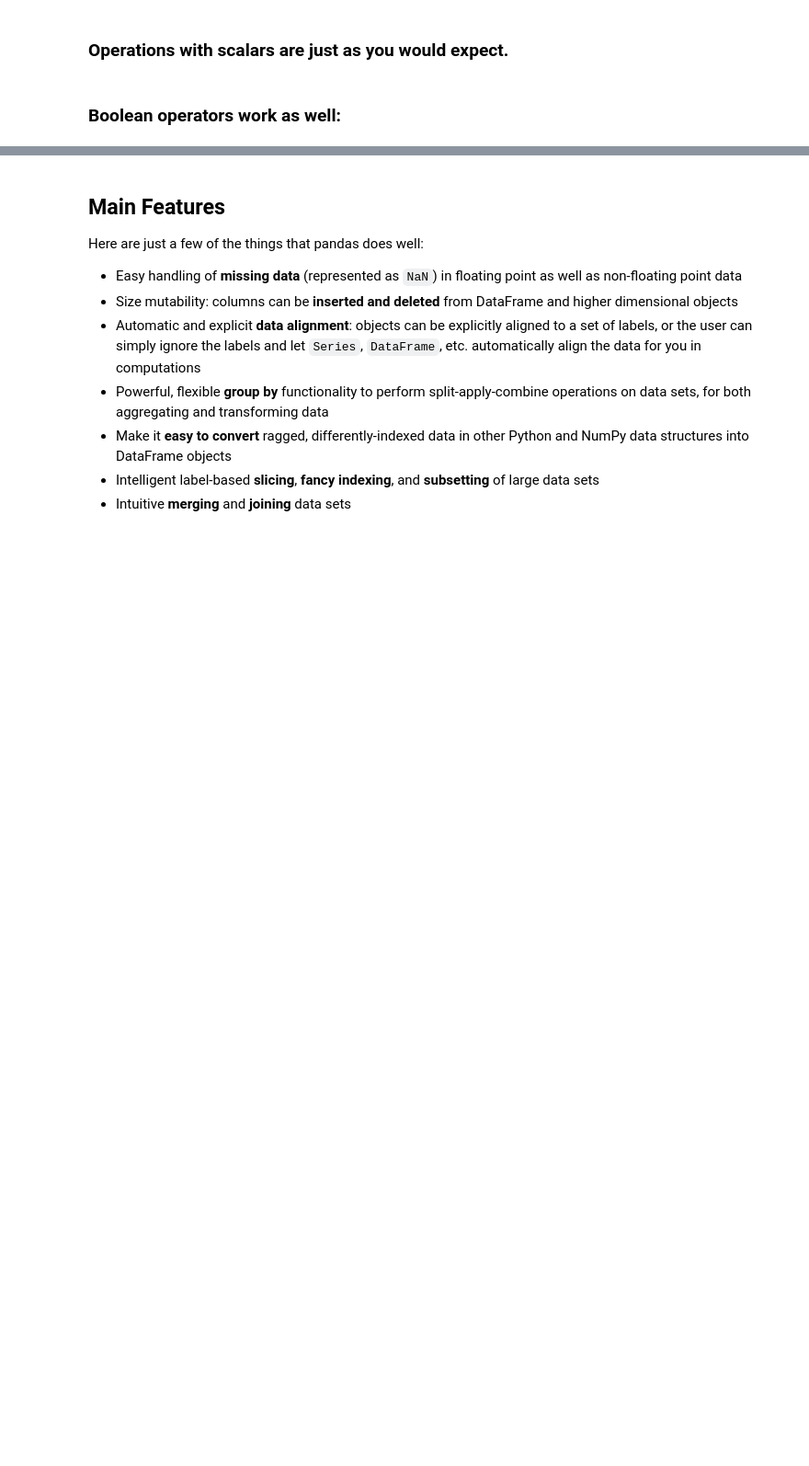
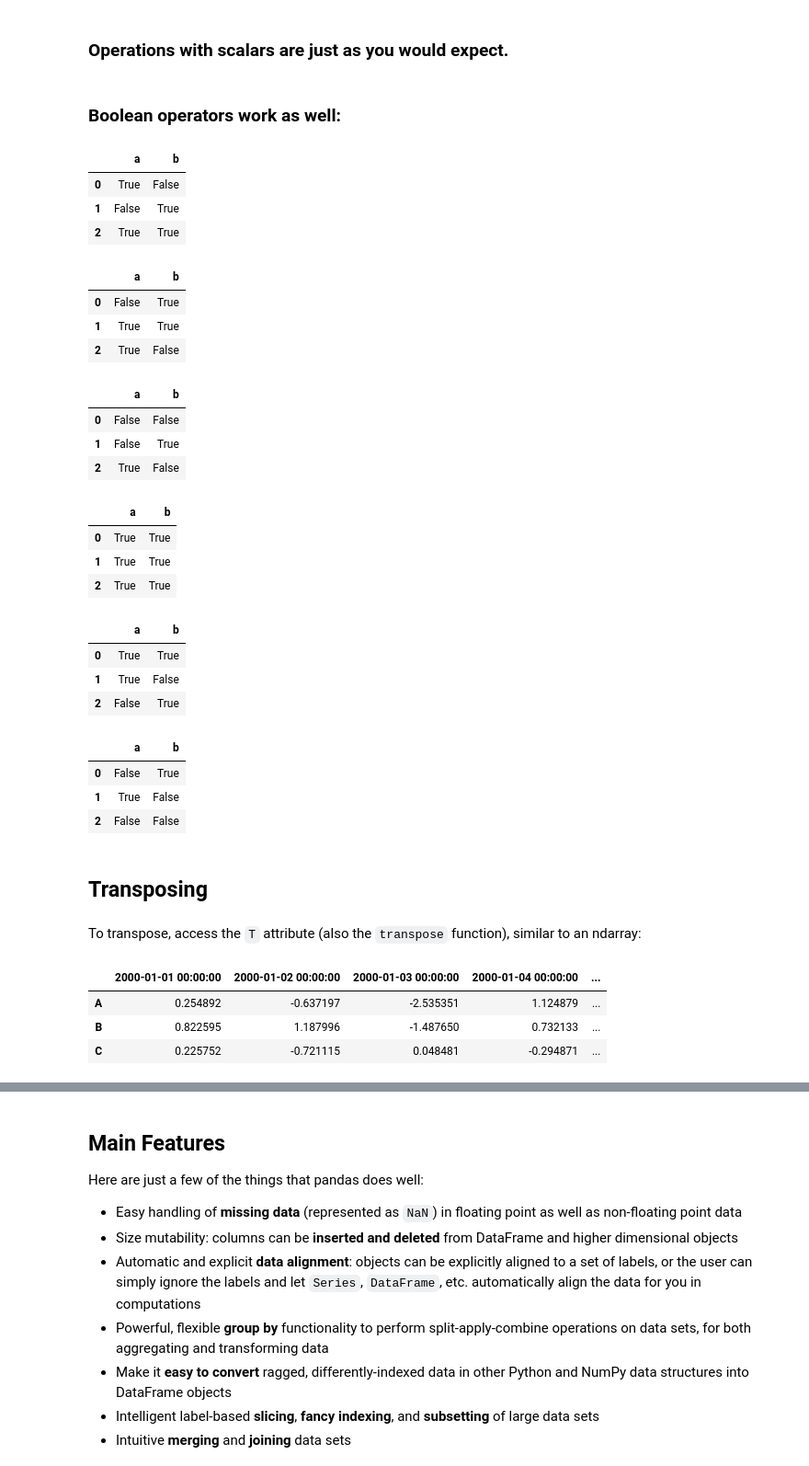
Before and after one commit to jan-osch/python-lecture, a Jupyter notebook: Pandas-2.ipynb, the cells around one changed output, grey strips where cells are left out. Shown at 92% size. Drawn from its saved outputs; the diff is of its cells as text; code cells hidden in the pictures; blank space fills up the shorter version.

Commit message:
Add more on Pandas DataFrames

```diff
--- a/Pandas-2.ipynb
+++ b/Pandas-2.ipynb
@@ -306,5 +312,60 @@ df.sub(df['A'], axis=0)
 # %% [markdown]
 ### Boolean operators work as well:
 # %%
-df1 = DataFrame({'a' : [1, 0, 1], 'b' : [0, 1, 1] }, dtype=bool)
-df2 = DataFrame({'a' : [0, 1, 1], 'b' : [1, 1, 0] }, dtype=bool)
+df1 = pd.DataFrame({'a' : [1, 0, 1], 'b' : [0, 1, 1] }, dtype=bool)
+df1
+# %% [output]
+|  | a | b |
+| 0 | True | False |
+| 1 | False | True |
+| 2 | True | True |
+# %%
+df2 = pd.DataFrame({'a' : [0, 1, 1], 'b' : [1, 1, 0] }, dtype=bool)
+df2
+# %% [output]
+|  | a | b |
+| 0 | False | True |
+| 1 | True | True |
+| 2 | True | False |
+# %%
+# AND
+df1 & df2
+# %% [output]
+|  | a | b |
+| 0 | False | False |
+| 1 | False | True |
+| 2 | True | False |
+# %%
+#OR
+df1 | df2
+# %% [output]
+|  | a | b |
+| 0 | True | True |
+| 1 | True | True |
+| 2 | True | True |
+# %%
+# XOR
+df1 ^ df2
+# %% [output]
+|  | a | b |
+| 0 | True | True |
+| 1 | True | False |
+| 2 | False | True |
+# %%
+-df1
+# %% [output]
+|  | a | b |
+| 0 | False | True |
+| 1 | True | False |
+| 2 | False | False |
+# %% [markdown]
+## Transposing
+# %% [markdown]
+To transpose, access the `T` attribute (also the `transpose` function), similar to an ndarray:
+# %%
+df.T
+# %% [output]
+|  | 2000-01-01 00:00:00 | 2000-01-02 00:00:00 | 2000-01-03 00:00:00 | 2000-01-04 00:00:00 | ... |
+| A | 0.254892 | -0.637197 | -2.535351 | 1.124879 | ... |
+| B | 0.822595 | 1.187996 | -1.487650 | 0.732133 | ... |
+| C | 0.225752 | -0.721115 | 0.048481 | -0.294871 | ... |
```
Also changed, not shown: parts of 22 cells of this notebook.
